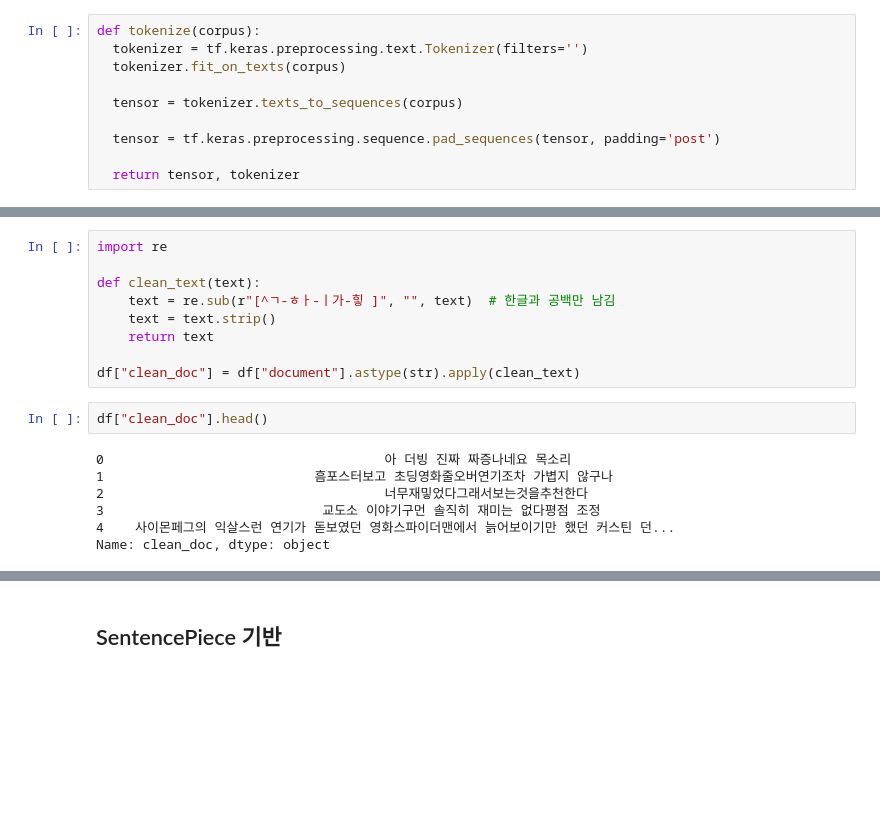
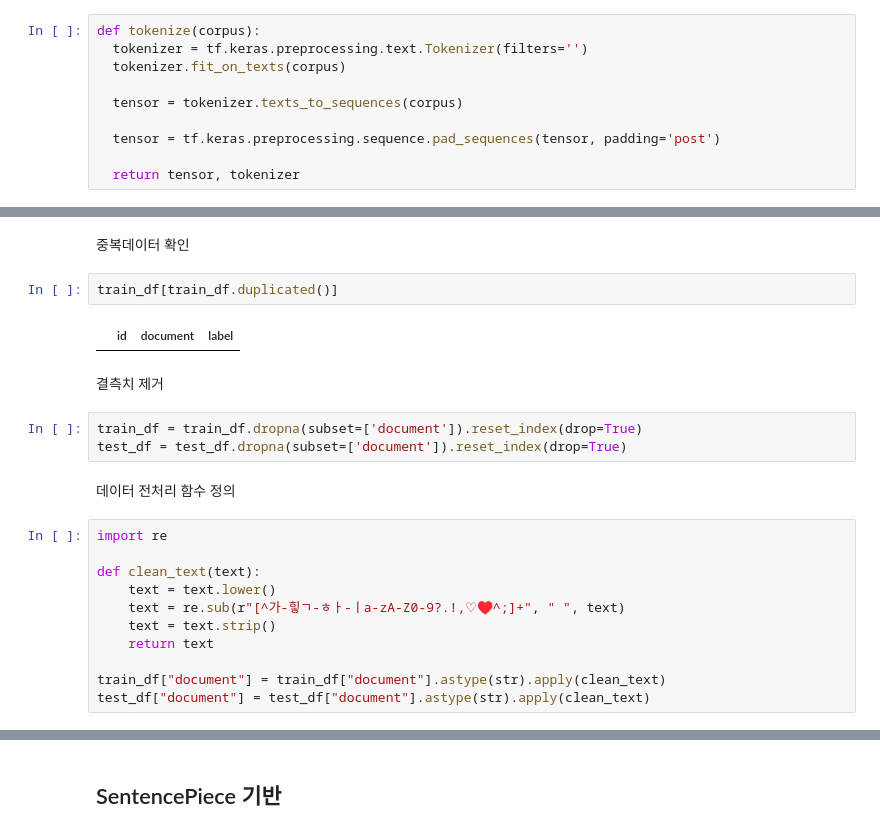
Before and after one commit to YSKIM-moya/AIFFEL_quest_rs-2, a Jupyter notebook: GoingDeeper/GD_01_02/DeepDive_NLP_RS13.ipynb, the cells around one changed output, grey strips where cells are left out. Saved outputs shown, nothing was run; the diff lists cells and outputs as text; blank space fills up the shorter version.

```diff
--- a/GoingDeeper/GD_01_02/DeepDive_NLP_RS13.ipynb
+++ b/GoingDeeper/GD_01_02/DeepDive_NLP_RS13.ipynb
@@ -90,18 +57,24 @@ print(df.head())
+# %% [markdown]
+중복데이터 확인
+# %%
+train_df[train_df.duplicated()]
+# %% [output]
+|  | id | document | label |
+# %% [markdown]
+결측치 제거
+# %%
+train_df = train_df.dropna(subset=['document']).reset_index(drop=True)
+test_df = test_df.dropna(subset=['document']).reset_index(drop=True)
+# %% [markdown]
+데이터 전처리 함수 정의
 # %%
 import re
 
 def clean_text(text):
-    text = re.sub(r"[^ㄱ-ㅎㅏ-ㅣ가-힣 ]", "", text)  # 한글과 공백만 남김
+    text = text.lower()
+    text = re.sub(r"[^가-힣ㄱ-ㅎㅏ-ㅣa-zA-Z0-9?.!,♡♥^;]+", " ", text)
     text = text.strip()
     return text
 
-df["clean_doc"] = df["document"].astype(str).apply(clean_text)
+train_df["document"] = train_df["document"].astype(str).apply(clean_text)
+test_df["document"] = test_df["document"].astype(str).apply(clean_text)
-# %%
-df["clean_doc"].head()
-# %% [output]
-0                                    아 더빙 진짜 짜증나네요 목소리
-1                           흠포스터보고 초딩영화줄오버연기조차 가볍지 않구나
-2                                    너무재밓었다그래서보는것을추천한다
-3                            교도소 이야기구먼 솔직히 재미는 없다평점 조정
-4    사이몬페그의 익살스런 연기가 돋보였던 영화스파이더맨에서 늙어보이기만 했던 커스틴 던...
-Name: clean_doc, dtype: object
```
Also changed, not shown: parts of 47 cells of this notebook.
